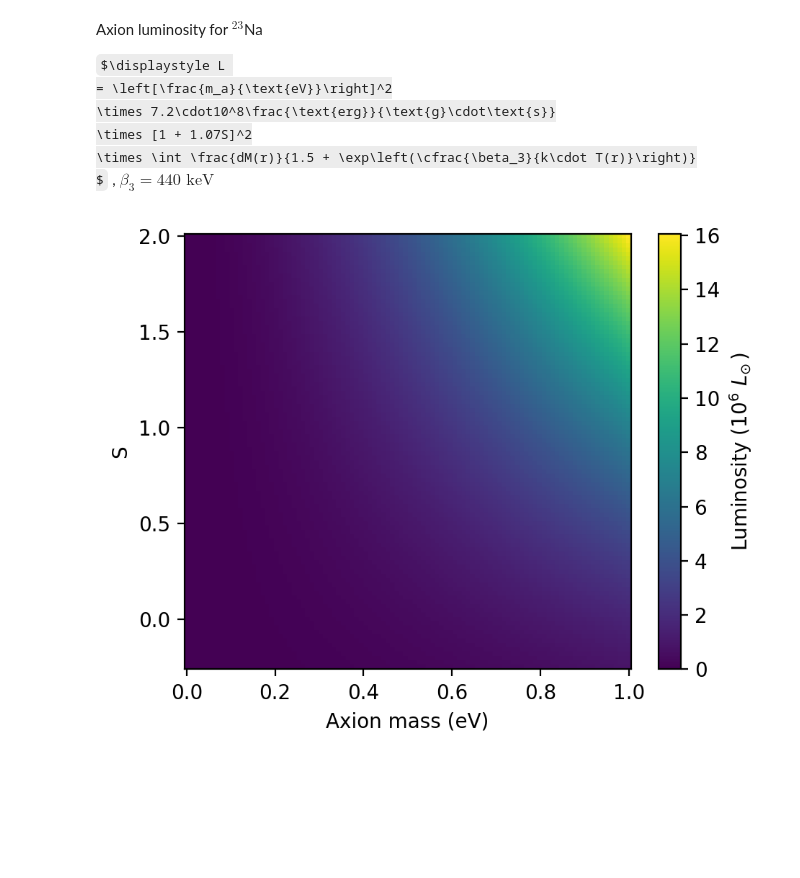
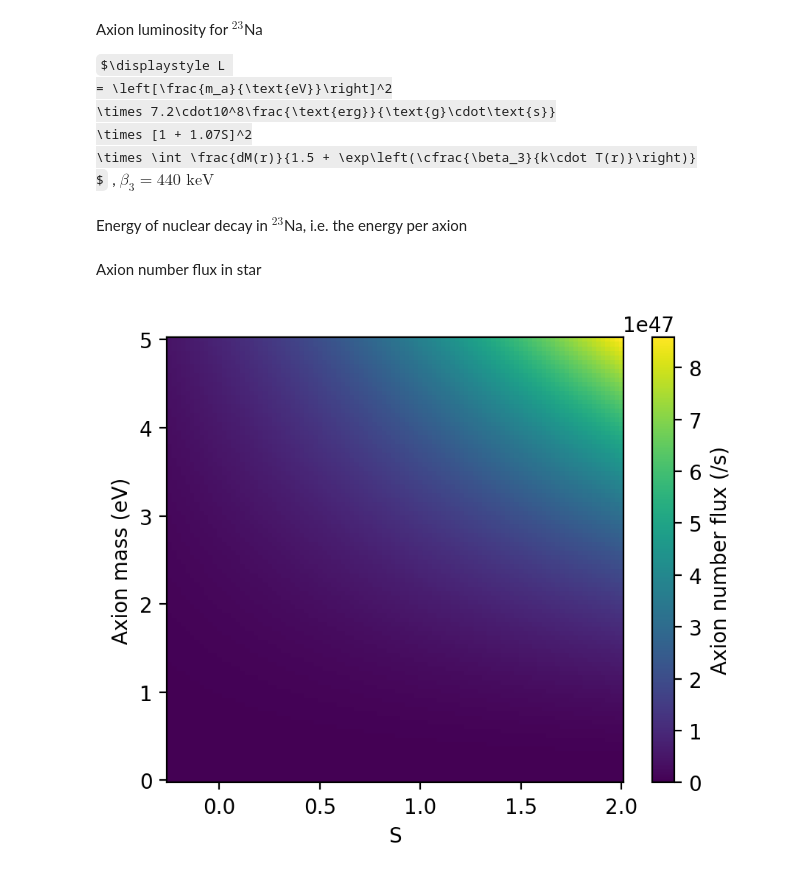
Before and after one commit to xingyzt/stellar-axions, a Jupyter notebook: main.ipynb, the cells around one changed output. Drawn from its saved outputs; the diff is of its cells as text; code cells hidden in the pictures; some formulas as TeX source; blank space fills up the shorter version.

```diff
--- a/main.ipynb
+++ b/main.ipynb
@@ -190,6 +191,15 @@ for star in stars:
     plt.ylim(0, 20)
     plt.plot(r, dMdr, label=f"{M:.3f} $M\!_\odot$", lw=1, c=color, alpha=0.5)
 
+    star.update({
+        "r": r,
+        "T": T,
+        "rho": rho,
+        "Z": Z,
+        "dM": dM,
+        "M": M,
+    })
+
 # plt.legend()
 plt.ylabel("$^{23}$Na linear density ($M\!_\odot/R\!_\odot$)")
 plt.xlabel("Radius ($R\!_\odot$)")
@@ -206,7 +216,7 @@ S_range = np.linspace(-0.25, 2, 100)
 # %% [markdown]
 Axion mass $m_a$ (eV)
 # %%
-m_a_range = np.linspace(0, 1, 100) * u.eV
+m_a_range = np.linspace(0, 5, 100) * u.eV
 # %% [markdown]
 ---
 # %% [markdown]
@@ -219,23 +229,27 @@ $\displaystyle L
 \times \int \frac{dM(r)}{1.5 + \exp\left(\cfrac{\beta_3}{k\cdot T(r)}\right)}
 $,
 $\beta_3 = 440\text{ keV}$
+# %% [markdown]
+Energy of nuclear decay in $^{23}$Na, i.e. the energy per axion
 # %%
-beta_3 = 440 * u.keV
+E_a = 440 * u.keV
+# %% [markdown]
+Axion number flux in star
 # %%
-L = lambda S, m_a: (
+N_a = lambda S, m_a, dM, T: ( (
     ( (m_a / u.eV)**2 )
     * (7.2e8 * u.erg / (u.g * u.s) )
     * ((1 + 1.07*S)**2)
-    * np.sum(dM / (1.5 + np.exp( beta_3 / (k_B * T) )))
-)
+    * np.sum(dM / (1.5 + np.exp( E_a / (k_B * T) )))
+) / E_a ).to(u.Hz)
 # %%
 fig, ax = plt.subplots(1, 1, sharex=True, sharey=True, figsize=(5, 4))
 plt.sca(ax)
 S_grid, m_a_grid = np.meshgrid(S_range, m_a_range)
-plt.pcolormesh(m_a_grid, S_grid, L(S_grid, m_a_grid).to_value(1e6 * u.L_sun), cmap="viridis")
-plt.ylabel("S")
-plt.xlabel("Axion mass (eV)")
-plt.colorbar(label="Luminosity ($10^6\ L\!_\odot$)")
+plt.pcolormesh(S_grid, m_a_grid, N_a(S_grid, m_a_grid, stars[0]["dM"], stars[0]["T"]).value, cmap="viridis")
+plt.xlabel("S")
+plt.ylabel("Axion mass (eV)")
+plt.colorbar(label="Axion number flux (/s)")
 plt.show()
 # %% [output]
-[figure, old version]
+[figure, new version]
```
Also changed, not shown: parts of 4 cells of this notebook.
